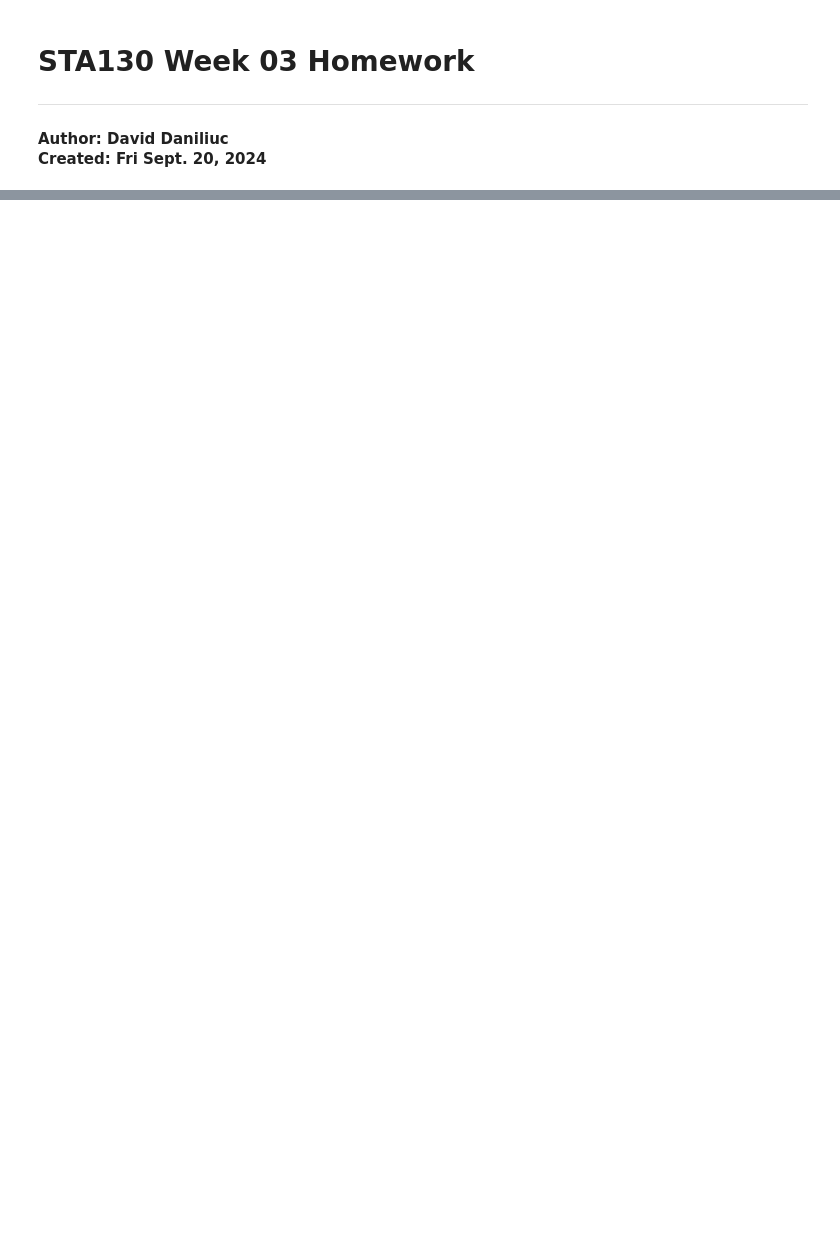
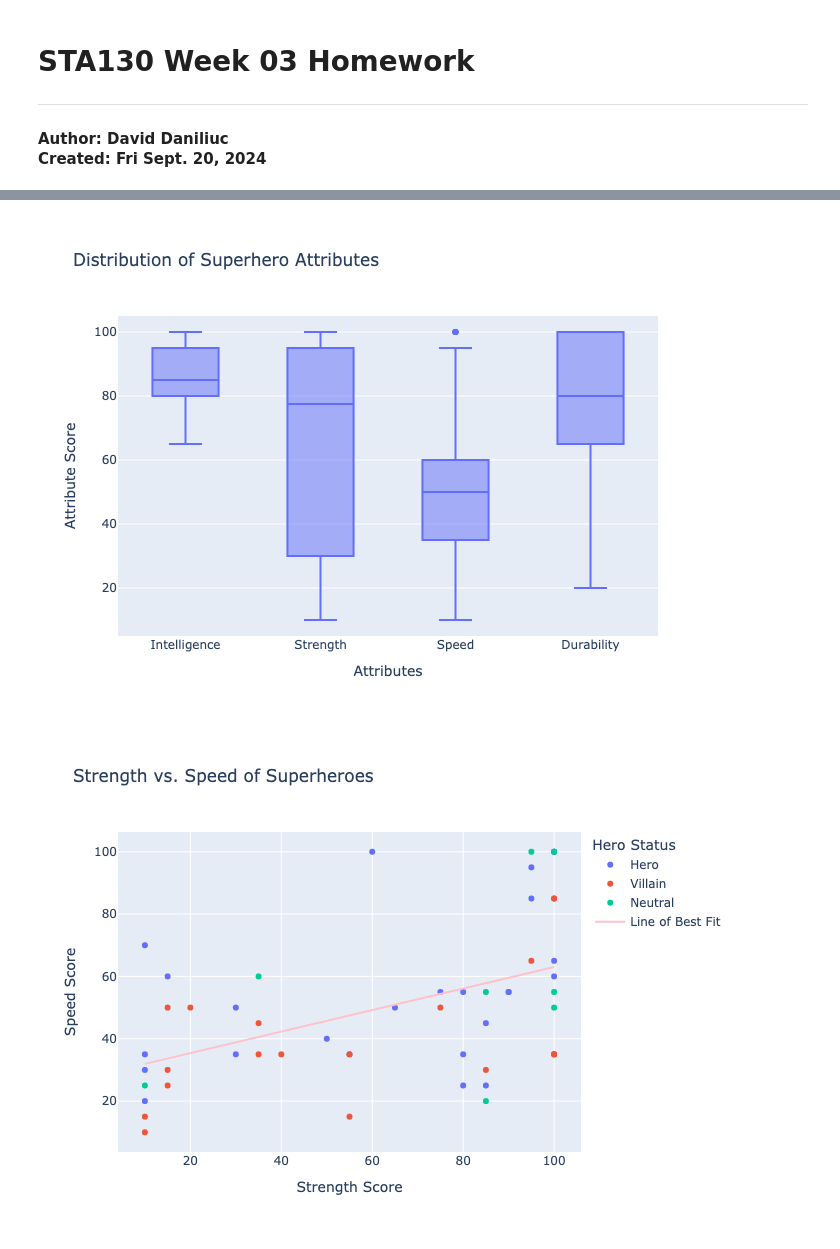
Before and after one commit to vicdenz/sta130-uoft, a Jupyter notebook: homework/week03/hw03.ipynb, the cells around one changed output, grey strips where cells are left out. Drawn from its saved outputs; the diff is of its cells as text; code cells hidden in the pictures; blank space fills up the shorter version.

```diff
--- a/homework/week03/hw03.ipynb
+++ b/homework/week03/hw03.ipynb
@@ -117,0 +225,73 @@ I have been using the *wiki-textbook* and ChatGPT to review material taught in l
+# %%
+import pandas as pd
+import plotly.express as px
+import plotly.graph_objects as go
+import numpy as np
+
+# Load the Superhero dataset
+df = pd.read_csv("https://raw.githubusercontent.com/steview-d/superhero-dashboard/master/static/data/superheroData.csv")
+
+# Rename the 'Alignment' column to 'Hero Status' and rename new values
+df.rename(columns={'Alignment': 'Hero Status'}, inplace=True)
+df['Hero Status'] = df['Hero Status'].replace({'good': 'Hero', 'bad': 'Villain', 'neutral': 'Neutral'})
+
+# Change Weight and Height to use metric system only.
+def to_metric(value):
+	metric_value = float(value.split('//')[1][:-2])
+	if metric_value <= 0:
+		return np.nan
+	return metric_value
+
+df.rename(columns={'Weight': 'Weight (kg)'}, inplace=True)
+df['Weight (kg)'] = df['Weight (kg)'].apply(to_metric)
+df.rename(columns={'Height': 'Height (cm)'}, inplace=True)
+df['Height (cm)'] = df['Height (cm)'].apply(to_metric)
+
+df = df.dropna()
+
+# Summary statistics
+print("Hero Dataset Summary:")
+print(df.describe(include="all").round(2))
+
+# Box plot for some numeric features (e.g., Intelligence, Strength, Speed)
+fig1 = px.box(df, y=['Intelligence', 'Strength', 'Speed', 'Durability'],
+              title="Distribution of Superhero Attributes",
+              labels={'value': 'Attribute Score', 'variable': 'Attributes'})
+
+# Scatter plot to show the relationship between Strength and Speed
+fig2 = px.scatter(df, x='Strength', y='Speed', color='Hero Status',
+                  title="Strength vs. Speed of Superheroes",
+                  labels={'Strength': 'Strength Score', 'Speed': 'Speed Score'},
+                  hover_name='Name')
+
+# Adding a line of best fit to fig2
+# Calculate the line of best fit
+x = df['Strength']
+y = df['Speed']
+slope, intercept = np.polyfit(x, y, 1)  # Linear regression
+
+# Create the line of best fit data
+line_x = np.array([x.min(), x.max()])
+line_y = slope * line_x + intercept
+
+# Add the line of best fit to the scatter plot
+fig2.add_trace(go.Scatter(
+    x=line_x,
+    y=line_y,
+    mode='lines',
+    name='Line of Best Fit',
+    line=dict(color='pink'),
+    showlegend=True
+))
+
+# Histogram to show distribution of Intelligence by Hero Status
+fig3 = px.histogram(df, x='Intelligence', color='Hero Status',
+                    title="Distribution of Intelligence by Hero Status",
+                    labels={'Intelligence': 'Intelligence Score', 'count': 'Count'}, barmode='overlay')
+fig3.update_layout(yaxis_title='Count')
+
+# Show all figures
+fig1.show(renderer="png")
+fig2.show(renderer="png")
+fig3.show(renderer="png")
+# %% [output]
@@ -117,0 +315,2 @@ I have been using the *wiki-textbook* and ChatGPT to review material taught in l
+[figure, added]
+[figure, added]
```
Also changed, not shown: parts of 45 cells of this notebook, 5 other files.
